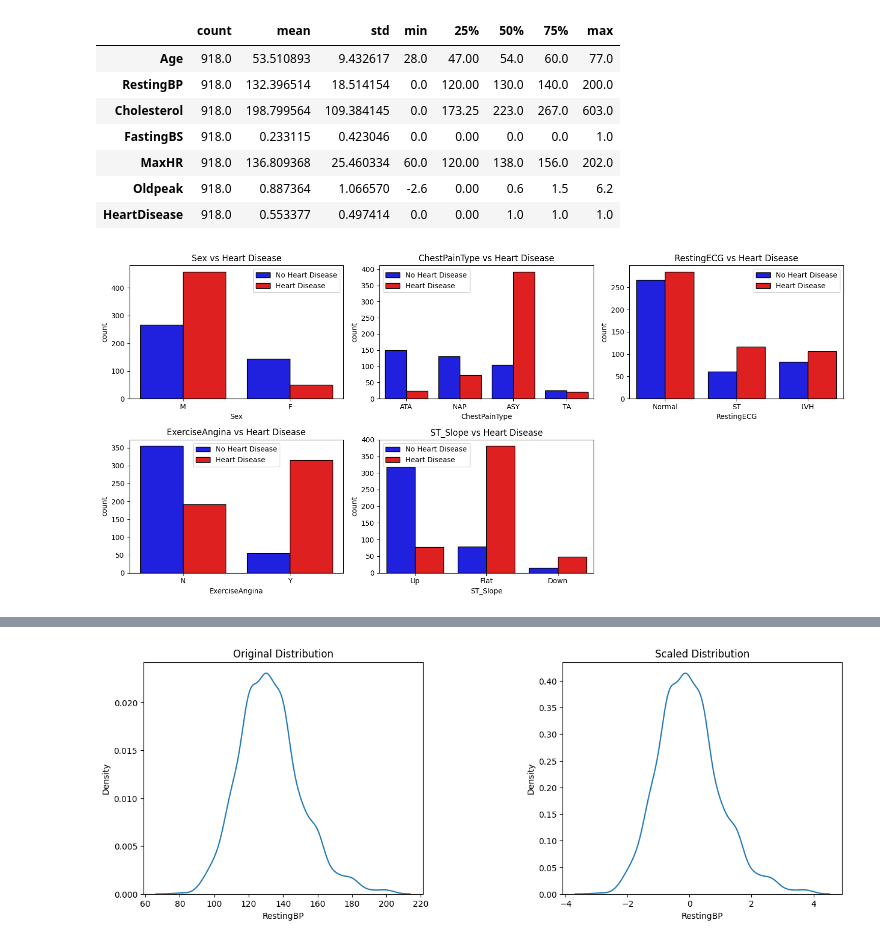
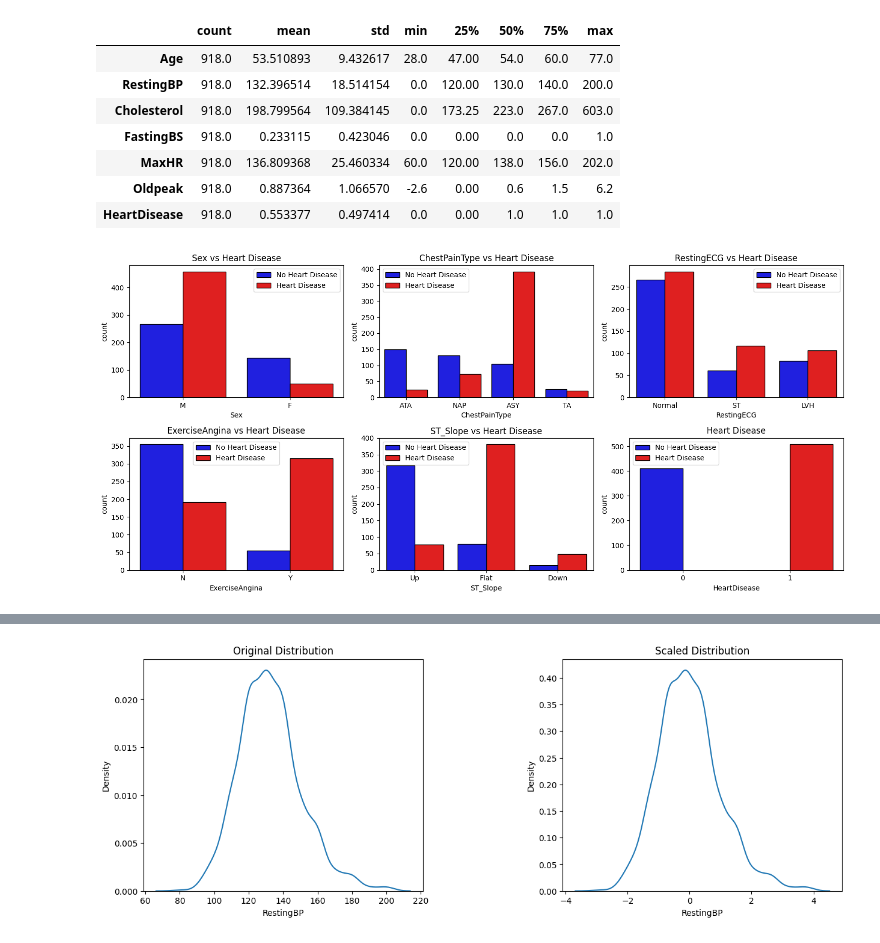
Before and after one commit to nbzuong/ML_Project, a Jupyter notebook: heart_predict.ipynb, the cells around one changed output, grey strips where cells are left out. Drawn from its saved outputs; the diff is of its cells as text; code cells hidden in the pictures.

```diff
--- a/heart_predict.ipynb
+++ b/heart_predict.ipynb
@@ -41,7 +41,7 @@ HeartDisease        int64
 dtype: object
 # %%
 string_col = ['Sex', 'ChestPainType', 'RestingECG', 'ExerciseAngina', 'ST_Slope']
-not_string_col = heart.columns.difference(string_col)
+not_string_col = ['Age', 'RestingBP', 'Cholesterol', 'FastingBS', 'MaxHR', 'Oldpeak']
 heart[string_col] = heart[string_col].astype('string')
 heart[not_string_col] = heart[not_string_col].astype('float64')
 heart.describe().T
@@ -65,18 +65,21 @@ heart['Cholesterol'] = heart['Cholesterol'].replace(0, np.nan)
 # %%
 fig, ax = plt.subplots(nrows=2, ncols=3, figsize=(15, 7))
 
 # For categorical variables
 for i, col in enumerate(heart[string_col].columns):
     plt.subplot(2, 3, i + 1)
     plt.title(f"{col} vs Heart Disease")
     sns.countplot(x=col, data=heart, hue="HeartDisease", palette=["blue", "red"], edgecolor='black')
     plt.legend(['No Heart Disease', 'Heart Disease'])
     plt.tight_layout()
 
-# Remove the last subplot
-fig.delaxes(ax[1, 2])
+plt.subplot(2, 3, 6)
+plt.title("Heart Disease")
+sns.countplot(x='HeartDisease', data=heart, hue="HeartDisease", palette=["blue", "red"], edgecolor='black')
+plt.legend(['No Heart Disease', 'Heart Disease'])
+plt.tight_layout()
 
 plt.show()
 # %% [output]
-[figure, old version]
+[figure, new version]
 # %%
```
Also changed, not shown: parts of 3 cells of this notebook.
